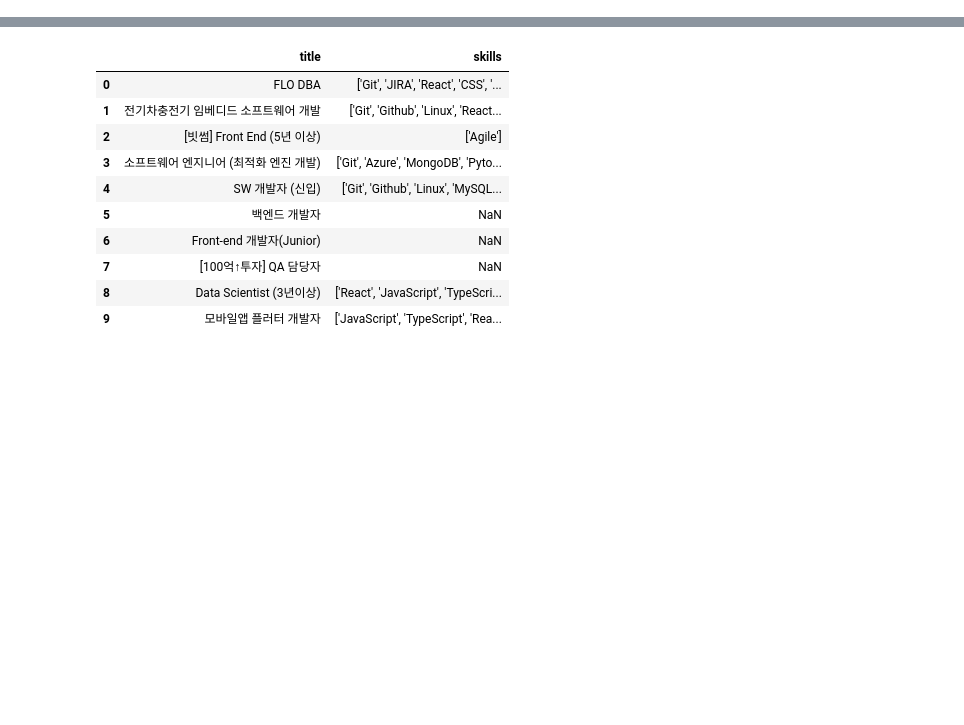
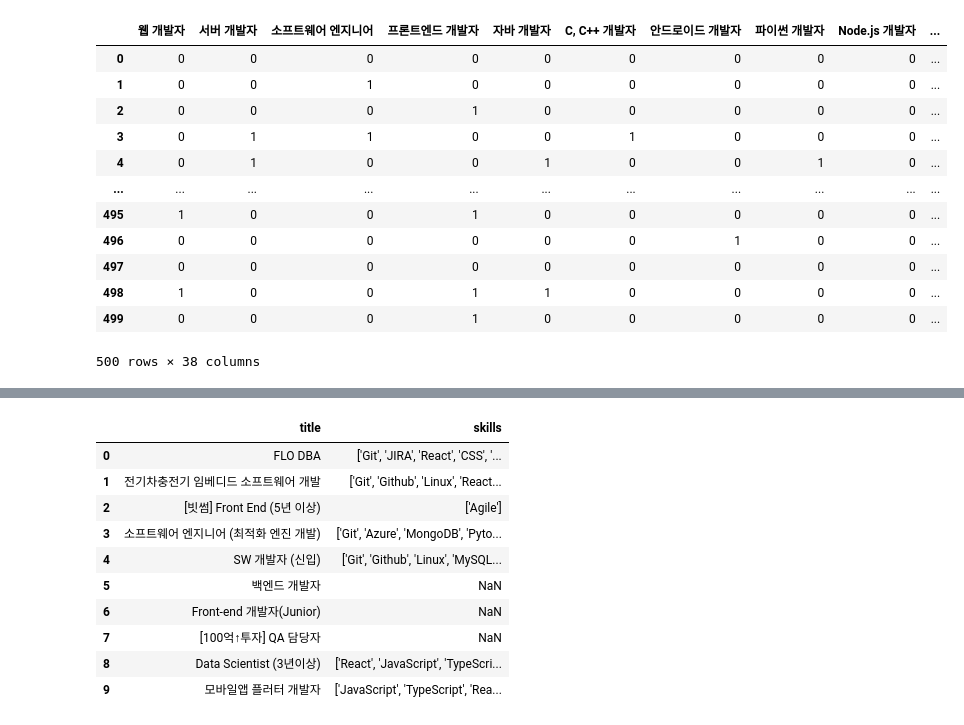
Before and after one commit to suub13/playground-data, a Jupyter notebook: crawler/recommended_system_collaborative_filtering.ipynb, the cells around one changed output, grey strips where cells are left out. Saved outputs shown, nothing was run; the diff lists cells and outputs as text; code cells hidden in the pictures; blank space fills up the shorter version.

```diff
--- a/crawler/recommended_system_collaborative_filtering.ipynb
+++ b/crawler/recommended_system_collaborative_filtering.ipynb
@@ -10,3 +111,20 @@ pandas.core.frame.DataFrame
+# %%
+pre_df = merge_df.drop(['url'], axis=1)
+pre_df
+# %% [output]
+|  | 웹 개발자 | 서버 개발자 | 소프트웨어 엔지니어 | 프론트엔드 개발자 | 자바 개발자 | C, C++ 개발자 | 안드로이드 개발자 | 파이썬 개발자 | Node.js 개발자 | ... |
+| 0 | 0 | 0 | 0 | 0 | 0 | 0 | 0 | 0 | 0 | ... |
+| 1 | 0 | 0 | 1 | 0 | 0 | 0 | 0 | 0 | 0 | ... |
+| 2 | 0 | 0 | 0 | 1 | 0 | 0 | 0 | 0 | 0 | ... |
+| 3 | 0 | 1 | 1 | 0 | 0 | 1 | 0 | 0 | 0 | ... |
+| 4 | 0 | 1 | 0 | 0 | 1 | 0 | 0 | 1 | 0 | ... |
+| ... | ... | ... | ... | ... | ... | ... | ... | ... | ... | ... |
+| 495 | 1 | 0 | 0 | 1 | 0 | 0 | 0 | 0 | 0 | ... |
+| 496 | 0 | 0 | 0 | 0 | 0 | 0 | 1 | 0 | 0 | ... |
+| 497 | 0 | 0 | 0 | 0 | 0 | 0 | 0 | 0 | 0 | ... |
+| 498 | 1 | 0 | 0 | 1 | 1 | 0 | 0 | 0 | 0 | ... |
+| 499 | 0 | 0 | 0 | 1 | 0 | 0 | 0 | 0 | 0 | ... |
+500 rows × 38 columns
 # %%
 job_posting_data.head(3)
 # %% [output]
```
Also changed, not shown: parts of 6 cells of this notebook, 2 other files.
